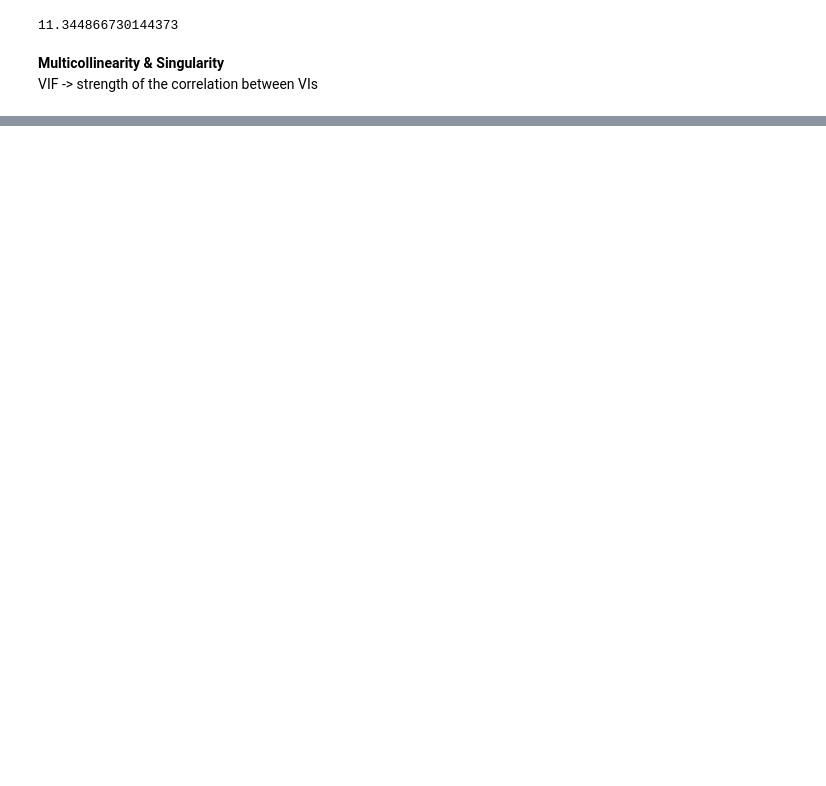
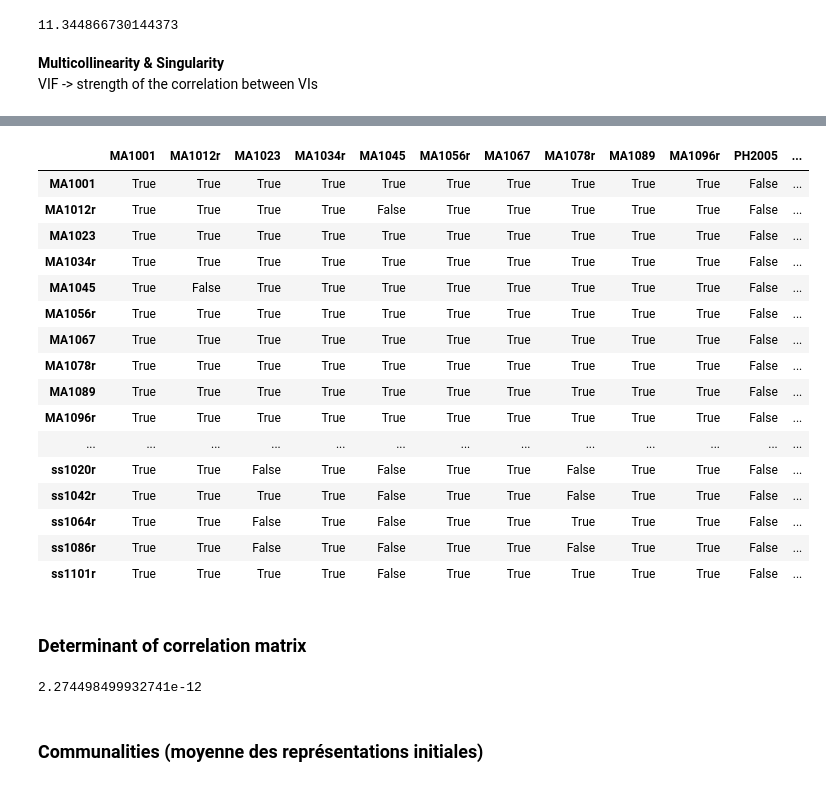
Before and after one commit to anproulx/PSY-6002, a Jupyter notebook: scripts/AssumptionsCheck.ipynb, the cells around one changed output, grey strips where cells are left out. Cells and saved outputs as stored; diff of their text form; code cells hidden in the pictures; blank space fills up the shorter version.

```diff
--- a/scripts/AssumptionsCheck.ipynb
+++ b/scripts/AssumptionsCheck.ipynb
@@ -366,0 +474,36 @@ print(vif_data)
+# %%
+# check if at least one value > 0.30
+bool_corr = correlation_matrix > 0.30
+bool_corr
+# %% [output]
+|  | MA1001 | MA1012r | MA1023 | MA1034r | MA1045 | MA1056r | MA1067 | MA1078r | MA1089 | MA1096r | PH2005 | ... |
+| MA1001 | True | True | True | True | True | True | True | True | True | True | False | ... |
+| MA1012r | True | True | True | True | False | True | True | True | True | True | False | ... |
+| MA1023 | True | True | True | True | True | True | True | True | True | True | False | ... |
+| MA1034r | True | True | True | True | True | True | True | True | True | True | False | ... |
+| MA1045 | True | False | True | True | True | True | True | True | True | True | False | ... |
+| MA1056r | True | True | True | True | True | True | True | True | True | True | False | ... |
+| MA1067 | True | True | True | True | True | True | True | True | True | True | False | ... |
+| MA1078r | True | True | True | True | True | True | True | True | True | True | False | ... |
+| MA1089 | True | True | True | True | True | True | True | True | True | True | False | ... |
+| MA1096r | True | True | True | True | True | True | True | True | True | True | False | ... |
+| ... | ... | ... | ... | ... | ... | ... | ... | ... | ... | ... | ... | ... |
+| ss1020r | True | True | False | True | False | True | True | False | True | True | False | ... |
+| ss1042r | True | True | True | True | False | True | True | False | True | True | False | ... |
+| ss1064r | True | True | False | True | False | True | True | True | True | True | False | ... |
+| ss1086r | True | True | False | True | False | True | True | False | True | True | False | ... |
+| ss1101r | True | True | True | True | False | True | True | True | True | True | False | ... |
+# %% [markdown]
+### Determinant of correlation matrix
+# %%
+x_corr = df.corr()
+corr_det = np.linalg.det(x_corr)
+
+corr_det  #
+
+# Le coefficient devrait être plus grand que .00001, mais ici il est plus petit.
+#Ici, le déterminant est très petit pcq mesure tous estime de soi. Mais pas surprenant, simplement le mentionner dans la discussion. C'est une limitation. .
+# %% [output]
+2.274498499932741e-12
+# %% [markdown]
+### Communalities (moyenne des représentations initiales)
```
Also changed, not shown: parts of 59 cells of this notebook.
